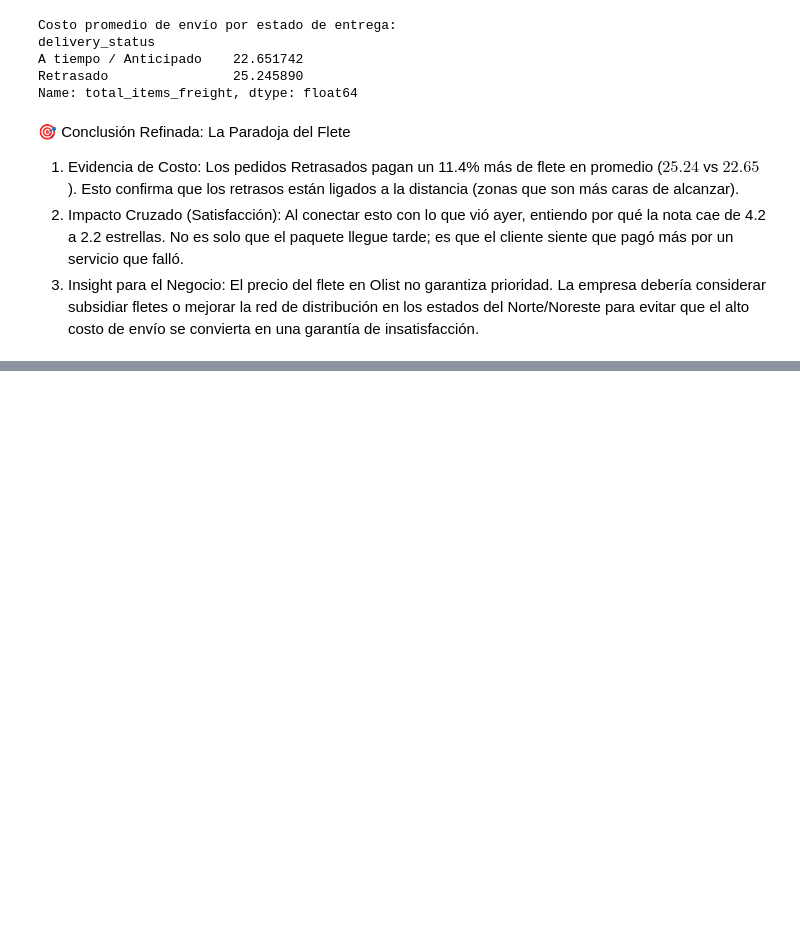
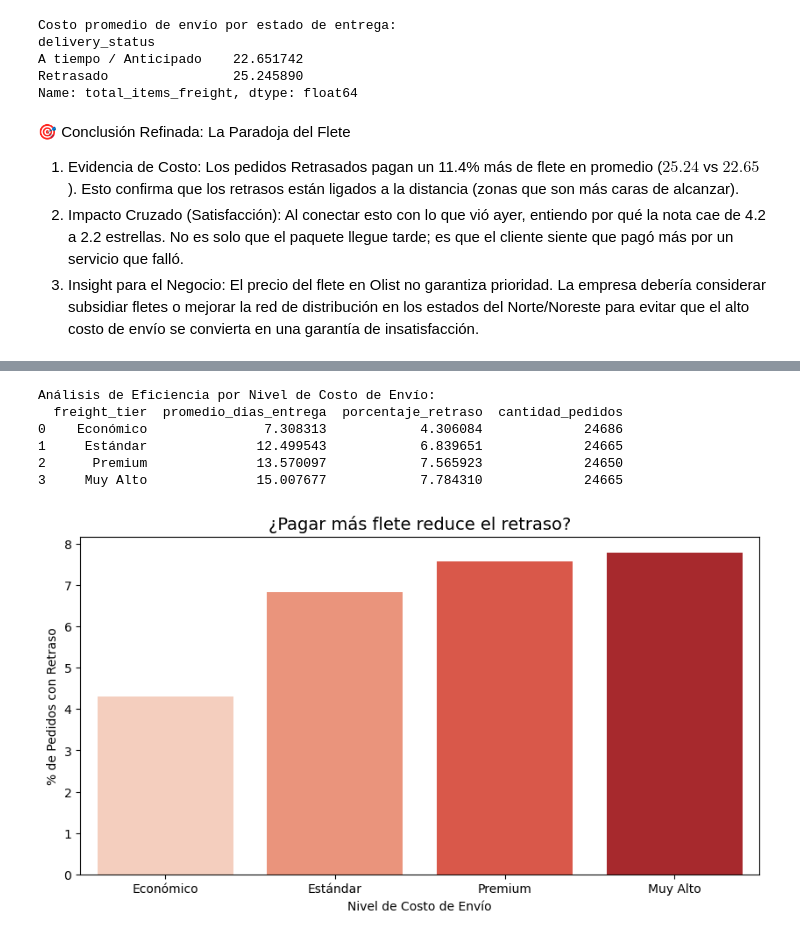
Before and after one commit to marcobustosblas/ecommerce-olist-analysis, a Jupyter notebook: notebooks/05_logistic_and_delivery_analysis.ipynb, the cells around one changed output, grey strips where cells are left out. Drawn from its saved outputs; the diff is of its cells as text; code cells hidden in the pictures; blank space fills up the shorter version.

Commit message:
feat: analyze freight tiers and fix seaborn future warning in visualization

```diff
--- a/notebooks/05_logistic_and_delivery_analysis.ipynb
+++ b/notebooks/05_logistic_and_delivery_analysis.ipynb
@@ -296,3 +282,9 @@ Name: total_items_freight, dtype: float64
 1. Evidencia de Costo: Los pedidos Retrasados pagan un 11.4% más de flete en promedio ($25.24$ vs $22.65$). Esto confirma que los retrasos están ligados a la distancia (zonas que son más caras de alcanzar).
 2. Impacto Cruzado (Satisfacción): Al conectar esto con lo que vió ayer, entiendo por qué la nota cae de 4.2 a 2.2 estrellas. No es solo que el paquete llegue tarde; es que el cliente siente que pagó más por un servicio que falló.
 3. Insight para el Negocio: El precio del flete en Olist no garantiza prioridad. La empresa debería considerar subsidiar fletes o mejorar la red de distribución en los estados del Norte/Noreste para evitar que el alto costo de envío se convierta en una garantía de insatisfacción.
+# %%
+# 5. Analizar Flete y Análisis
+# Esto va a decir si es 'Bajo', 'Medio', 'Alto' o 'Muy Alto'
+df_freight['freight_tier'] = pd.qcut(df_freight['total_items_freight'], 4,
+                                     labels = ['Económico', 'Estándar', 'Premium', 'Muy Alto'])
+df_freight
@@ -298,0 +305,35 @@ Name: total_items_freight, dtype: float64
+# %%
+# 2. Calculamos la tasa de retraso por cada nivel de flete
+# Queremos saber: ¿A mayor precio, menor retraso?
+freight_delay_rate = df_freight.groupby('freight_tier', observed=False).agg(
+    promedio_dias_entrega=('delivery_time_days', 'mean'),
+    porcentaje_retraso=('delivery_status', lambda x : (x=='Retrasado').mean() * 100),
+    cantidad_pedidos=('order_id', 'count'),
+).reset_index()
+
+print("Análisis de Eficiencia por Nivel de Costo de Envío:")
+print(freight_delay_rate)
+# %% [output]
+Análisis de Eficiencia por Nivel de Costo de Envío:
+  freight_tier  promedio_dias_entrega  porcentaje_retraso  cantidad_pedidos
+0    Económico               7.308313            4.306084             24686
+1     Estándar              12.499543            6.839651             24665
+2      Premium              13.570097            7.565923             24650
+3     Muy Alto              15.007677            7.784310             24665
+# %%
+# 3. Visualización de la "Promesa Incumplida"
+plt.figure(figsize=(10, 5))
+sns.barplot(
+    x='freight_tier',
+    y='porcentaje_retraso',
+    data=freight_delay_rate,
+    palette='Reds',
+    hue='freight_tier',
+    legend=False
+)
+plt.title('¿Pagar más flete reduce el retraso?', fontsize=14)
+plt.ylabel('% de Pedidos con Retraso')
+plt.xlabel('Nivel de Costo de Envío')
+plt.show()
+# %% [output]
+[figure, added]
```
Also changed, not shown: parts of 3 cells of this notebook.
